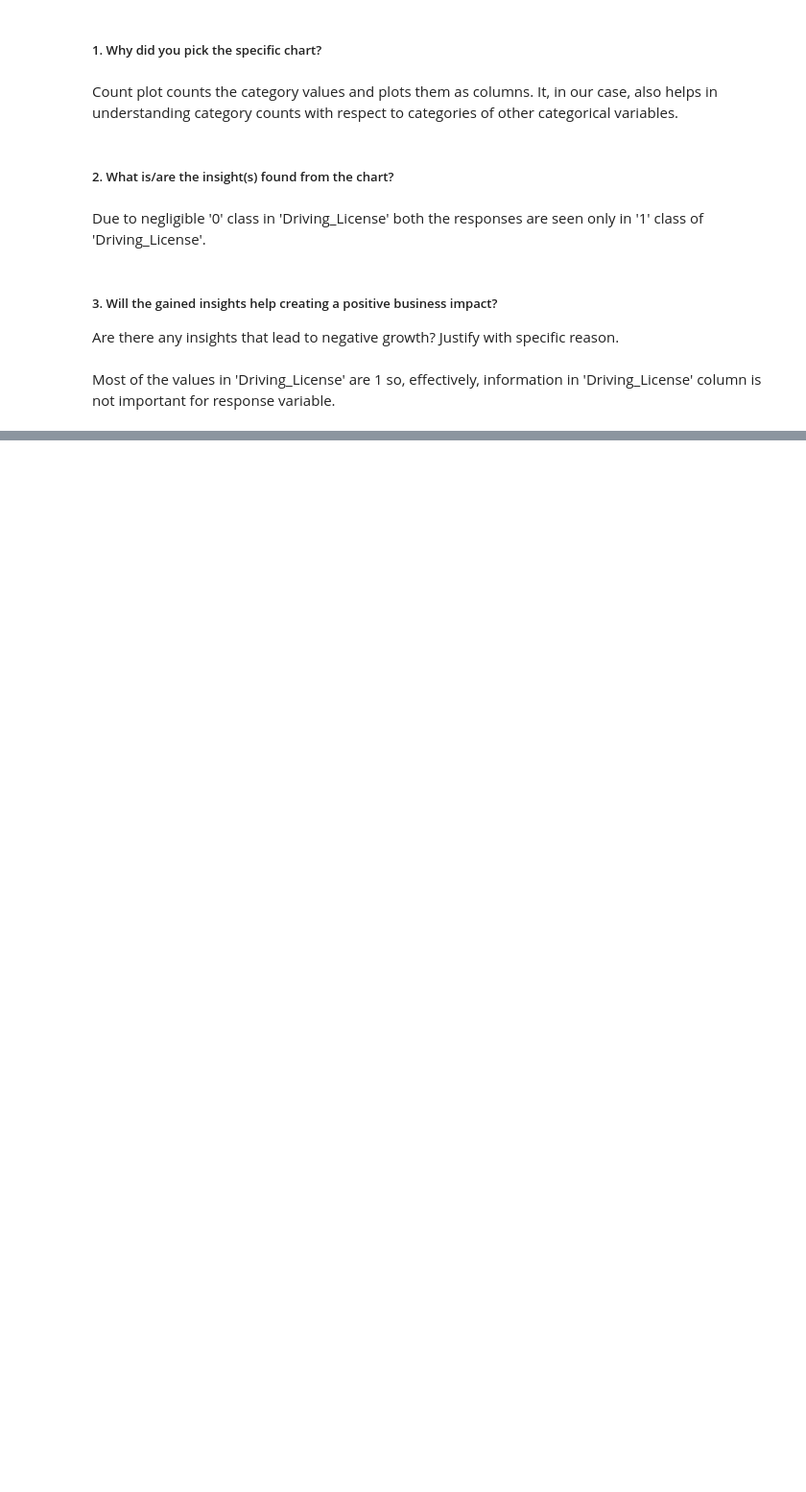
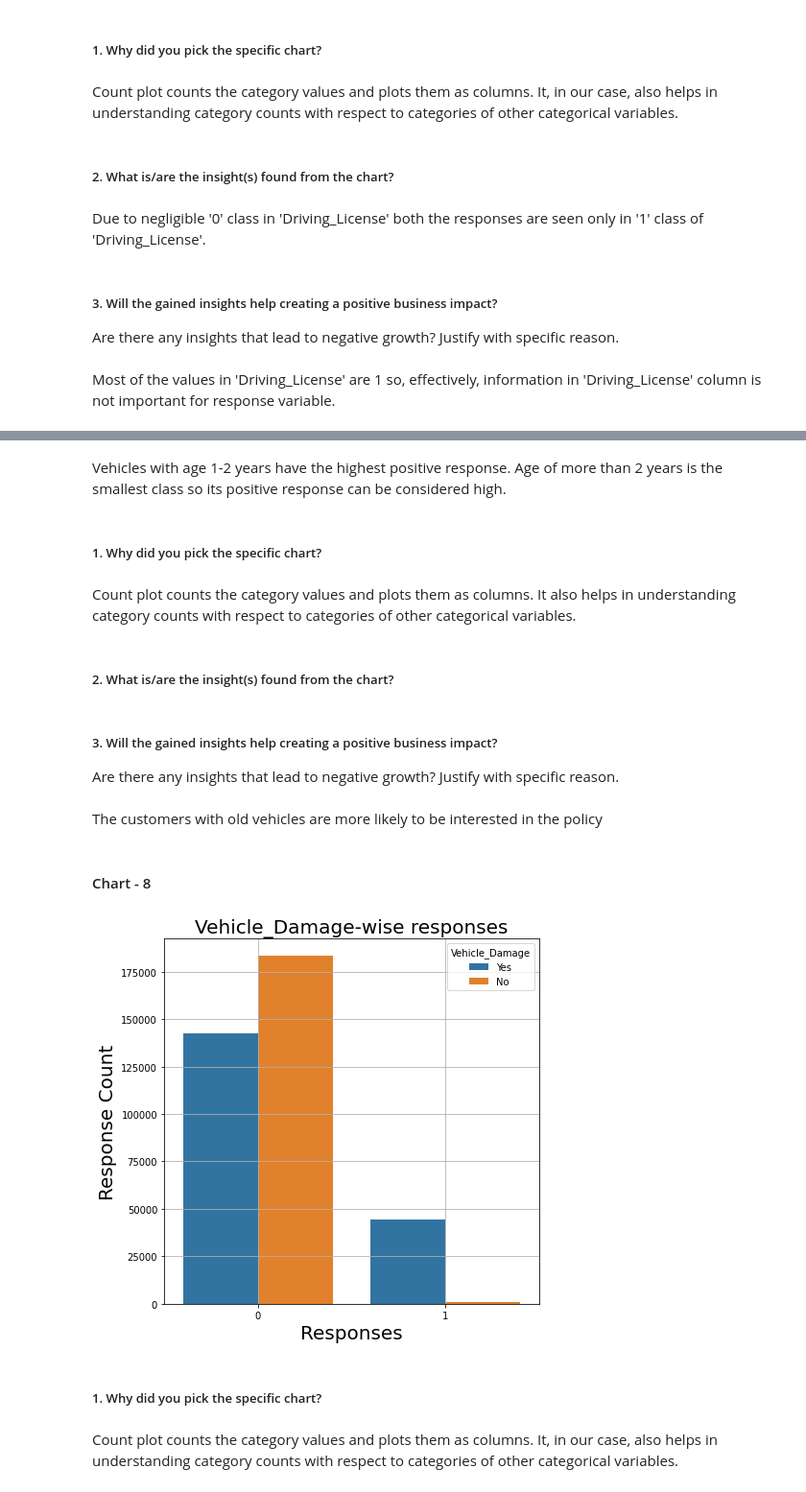
Before and after one commit to DharmeshRV/Health-Insurance-Cross-Sell-Prediction, a Jupyter notebook: Health_Insurance_Cross_Sell_Predictiond0.ipynb, the cells around one changed output, grey strips where cells are left out. Shown at 96% size. Drawn from its saved outputs; the diff is of its cells as text; code cells hidden in the pictures; blank space fills up the shorter version.

```diff
--- a/Health_Insurance_Cross_Sell_Predictiond0.ipynb
+++ b/Health_Insurance_Cross_Sell_Predictiond0.ipynb
@@ -412,0 +440,24 @@ Most of the values in 'Driving_License' are 1 so, effectively, information in 'D
+# %% [markdown]
+Vehicles with age 1-2 years have the highest positive response. Age of more than 2 years is the smallest class so its positive response can be considered high.
+# %% [markdown]
+##### 1. Why did you pick the specific chart?
+# %% [markdown]
+Count plot counts the category values and plots them as columns. It also helps in understanding category counts with respect to categories of other categorical variables.
+# %% [markdown]
+##### 2. What is/are the insight(s) found from the chart?
+# %% [markdown]
+##### 3. Will the gained insights help creating a positive business impact?
+Are there any insights that lead to negative growth? Justify with specific reason.
+# %% [markdown]
+The customers with old vehicles are more likely to be interested in the policy
+# %% [markdown]
+#### Chart - 8
+# %%
+# Chart - 8 visualization code : 'Vehicle_Damage' wise response
+response_count('Vehicle_Damage')
+# %% [output]
+[figure, added]
+# %% [markdown]
+##### 1. Why did you pick the specific chart?
+# %% [markdown]
+Count plot counts the category values and plots them as columns. It, in our case, also helps in understanding category counts with respect to categories of other categorical variables.
```
Also changed, not shown: parts of 34 cells of this notebook.
